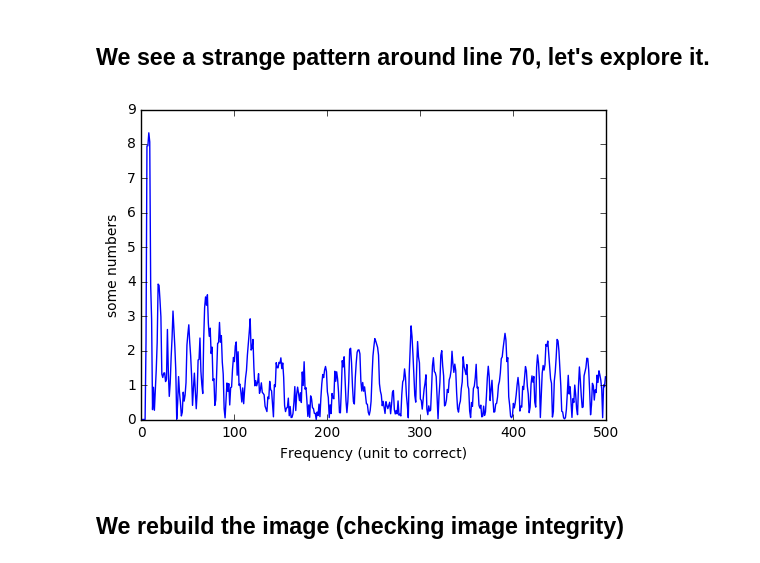
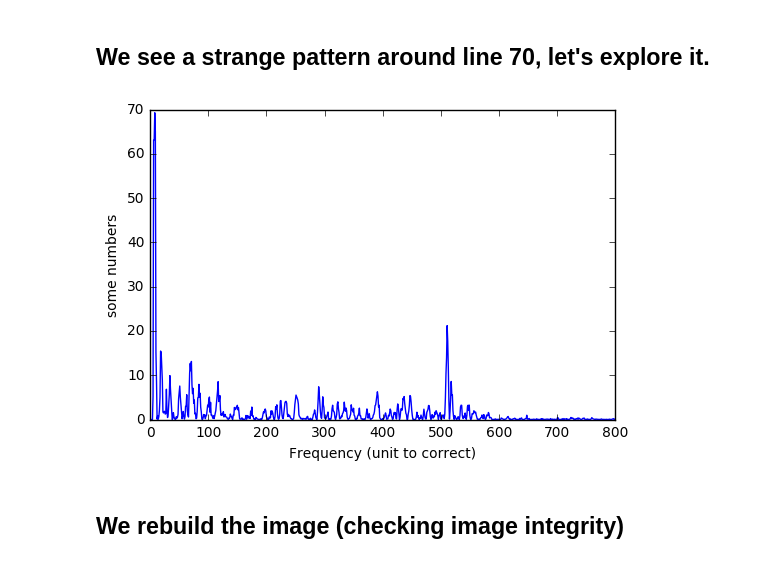
Before and after one commit to echopen/PRJ-medtec_sigproc, a Jupyter notebook: dataquarium/explore.ipynb, the cells around one changed output. Cells and saved outputs as stored; diff of their text form; code cells hidden in the pictures.

```diff
--- a/dataquarium/explore.ipynb
+++ b/dataquarium/explore.ipynb
@@ -73,13 +73,13 @@ plt.show()
 # %% [markdown]
 ## We see a strange pattern around line 70, let's explore it.
 # %%
-SelectedLine = np.abs(np.real(fourier_data_todisplay[70]))
-plt.plot(SelectedLine[0:500])
+SelectedLine = np.square(np.abs(np.real(fourier_data_todisplay[70])))
+plt.plot(SelectedLine[0:800])
 plt.ylabel('some numbers')
 plt.xlabel('Frequency (unit to correct)')
 plt.show()
 # %% [output]
-[figure, old version]
+[figure, new version]
 # %% [markdown]
 ## We rebuild the image (checking image integrity)
 # %%
```
